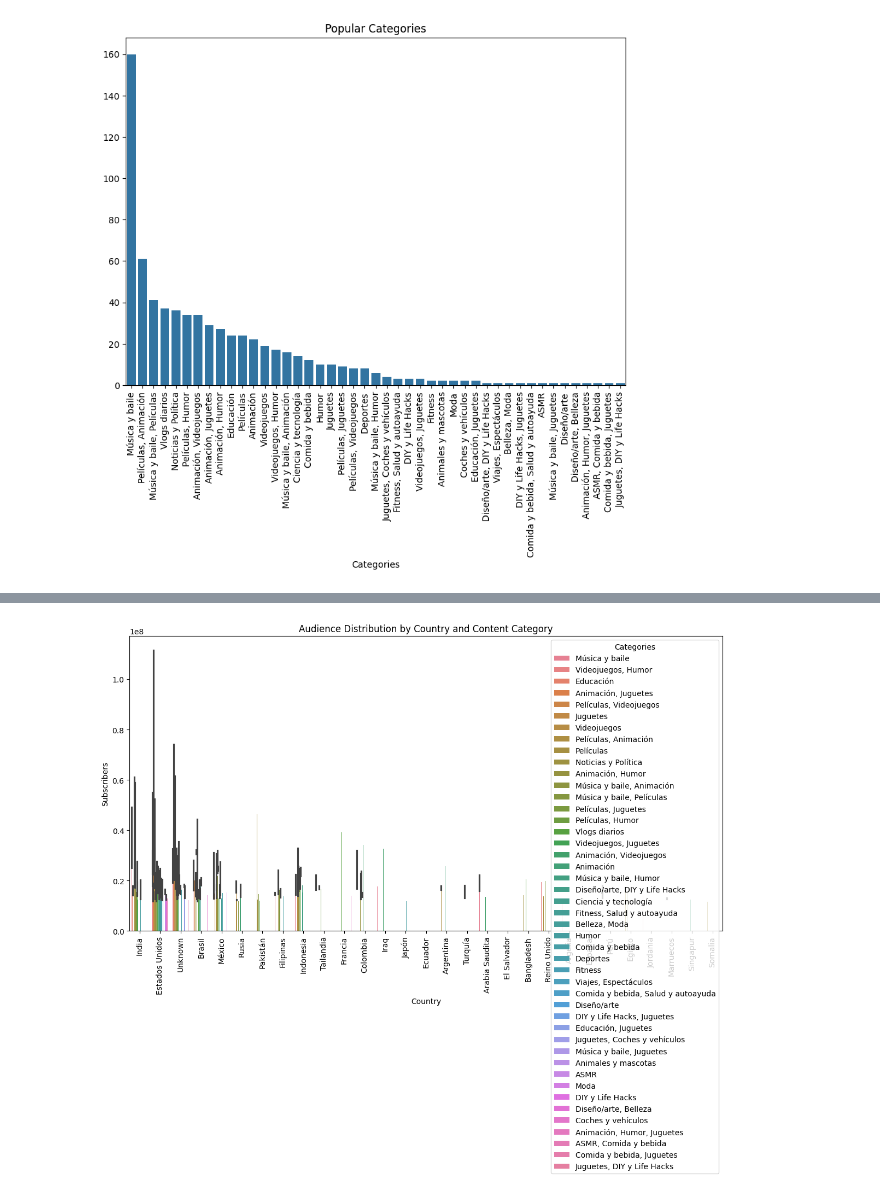
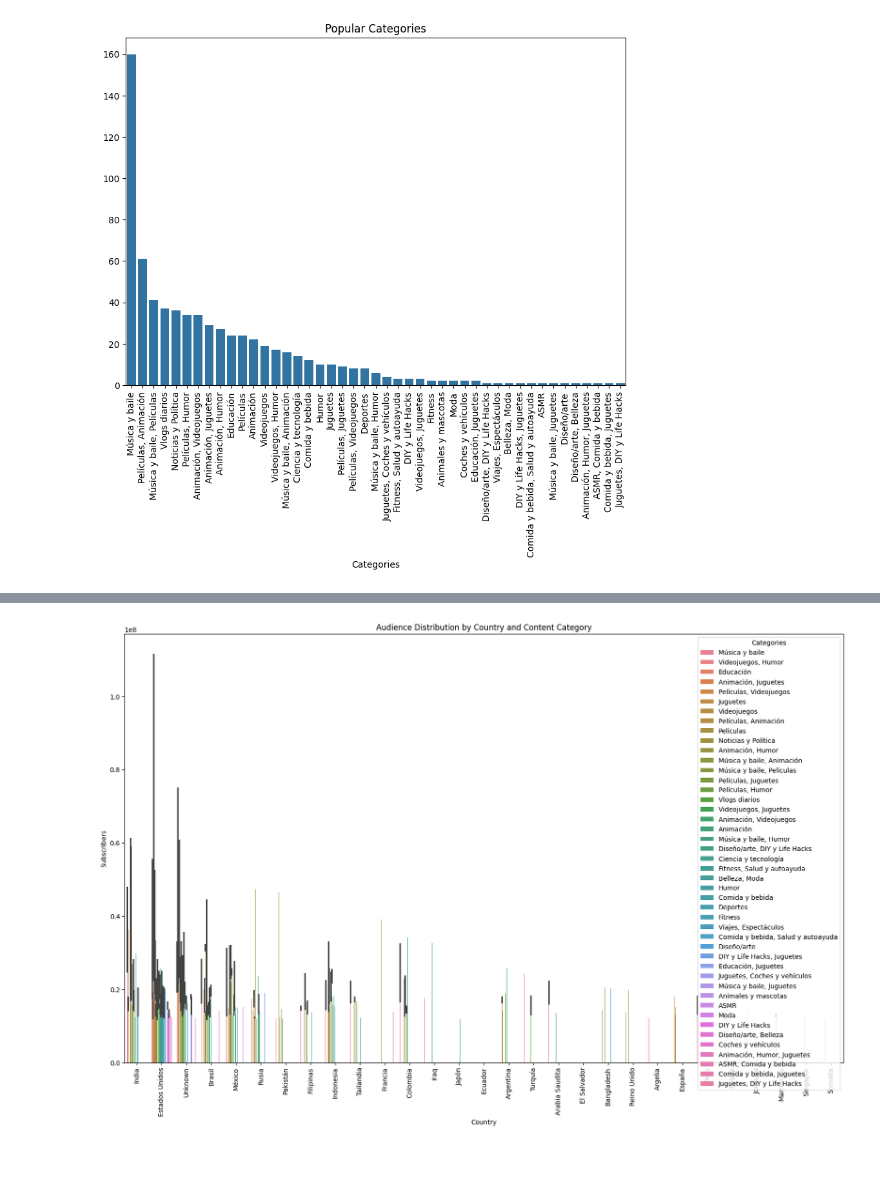
Before and after one commit to idah-github/DA-TASK-INTERN-CAREER, a Jupyter notebook: explore.ipynb, the cells around one changed output, grey strips where cells are left out. Cells and saved outputs as stored; diff of their text form; code cells hidden in the pictures; blank space fills up the shorter version.

```diff
--- a/explore.ipynb
+++ b/explore.ipynb
@@ -292,18 +300,12 @@ NameError: name 'df' is not defined
 # %%
-#Analyze whether streamers with high performance metrics receive more brand collaborations and
-# marketing campaigns.
-# plt.figure(figsize=(10, 7))
-# sbn.scatterplot(x='Likes', y='Comments', data=df, hue='Marketing Campaigns')
-# plt.title('Performance Metrics vs. Marketing Campaigns')
-# plt.show()
 # Analyze the distribution of streamers' subscribers by country. Are there regional preferences for
 # specific content categories
-plt.figure(figsize=(14, 7))
-# sbn.barplot(x='Country', y='Subscribers', data=df, hue='Categories')
-sbn.barc(x='Country', y='Subscribers', data=df, hue='Categories')
+plt.figure(figsize=(20, 12))
+# sbn.scatterplot(x='Country', y='Subscribers', data=df, hue='Categories')
+sbn.barplot(x='Country', y='Subscribers', data=df, hue='Categories')
 plt.xticks(rotation=90)
 plt.title('Audience Distribution by Country and Content Category')
 plt.show()
 #use a bar for the a
 # %% [output]
-[figure, old version]
+[figure, new version]
```
Also changed, not shown: parts of 8 cells of this notebook.
